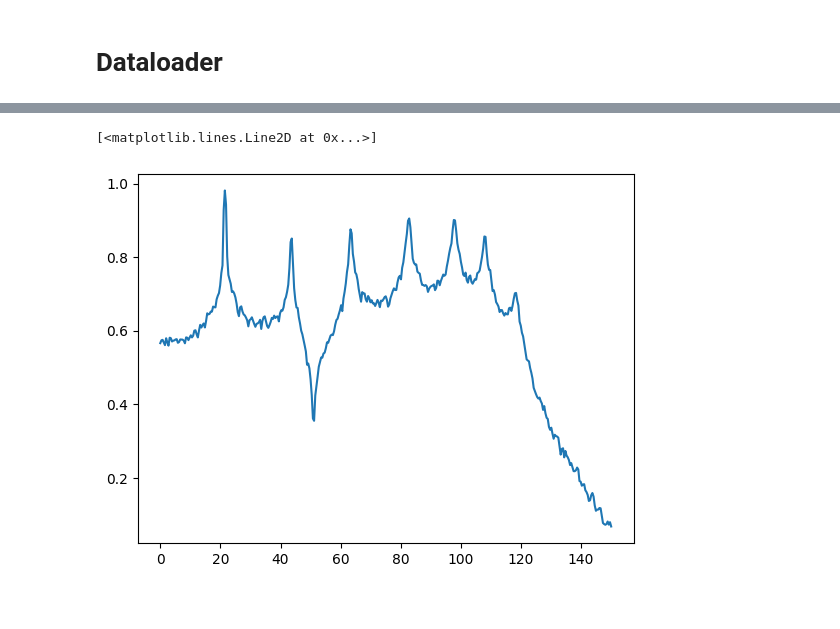
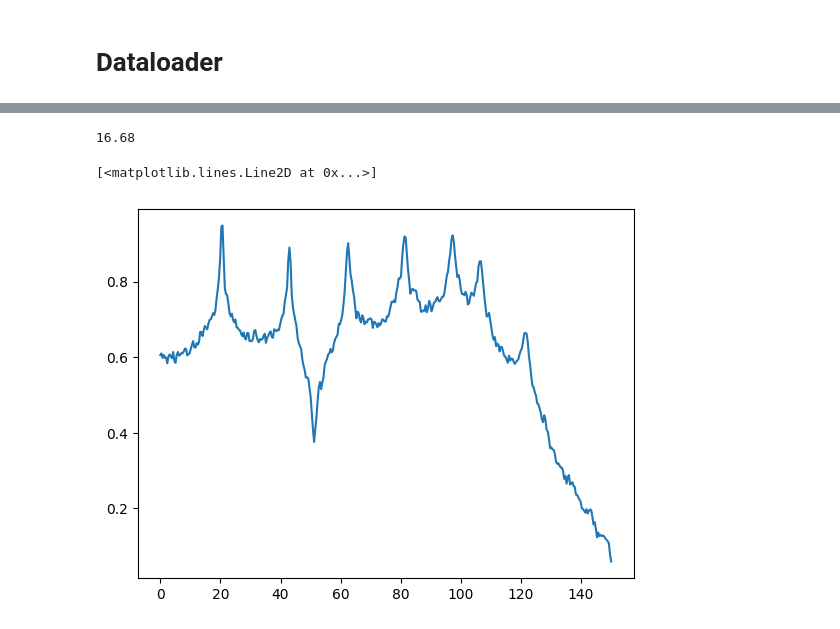
Before and after one commit to YacineBelHadj/PSHM_mdof, a Jupyter notebook: notebooks/Virtual_anomaly_synthesis/checking_VAS.ipynb, the cells around one changed output, grey strips where cells are left out. Saved outputs shown, nothing was run; the diff lists cells and outputs as text; code cells hidden in the pictures.

```diff
--- a/notebooks/Virtual_anomaly_synthesis/checking_VAS.ipynb
+++ b/notebooks/Virtual_anomaly_synthesis/checking_VAS.ipynb
@@ -83,13 +70,11 @@ Text(0.5, 0, 'Frequency [Hz]')
 # %%
-from psm.models.prepare_data import CreateTransformer, PSDNotchDataset
+from psm.models.prepare_data import CreateTransformer, PSDNotchDataset, PSDNotchDatasetOriginal
 
 cr = CreateTransformer(database_path=database_psd,freq=freq,freq_min=0,freq_max=150)
 transform_psd=cr.transform_psd
 transform_label=cr.transform_label
+freq_axis=cr.new_freq
 
-dataset = PSDNotchDataset(database_path=database_path, system_name='system_1', transform=transform_psd, transform_label=transform_label, preload=True)
-
-for i in dataset:
-    print(i[0].shape)
-    break
+dataset = PSDNotchDataset(database_path=database_path, system_name='system_1', transform=transform_psd, transform_label=transform_label, preload=False)
+dataset_orig = PSDNotchDatasetOriginal(database_path=database_path, system_name='system_1', transform=transform_psd, transform_label=transform_label, preload=False)
 # %% [output]
@@ -97,3 +81,0 @@ torch.Size([385])
-# %%
-healthy = dataset.get_original()
-new_freq = cr.new_freq
@@ -100,5 +115,12 @@ new_freq = cr.new_freq
+# %%
+len(df_)*200*20 /1e6
+# %% [output]
+16.68
+# %%
+for psd_orig in dataset_orig:
+    healthy = psd_orig[0]
 # %%
-plt.plot(new_freq,healthy[0][0],label='original')
+plt.plot(freq_axis,healthy,label='original')
 # %% [output]
 [<matplotlib.lines.Line2D at 0x...>]
-[figure, old version]
+[figure, new version]
```
Also changed, not shown: parts of 6 cells of this notebook, 31 other files.
